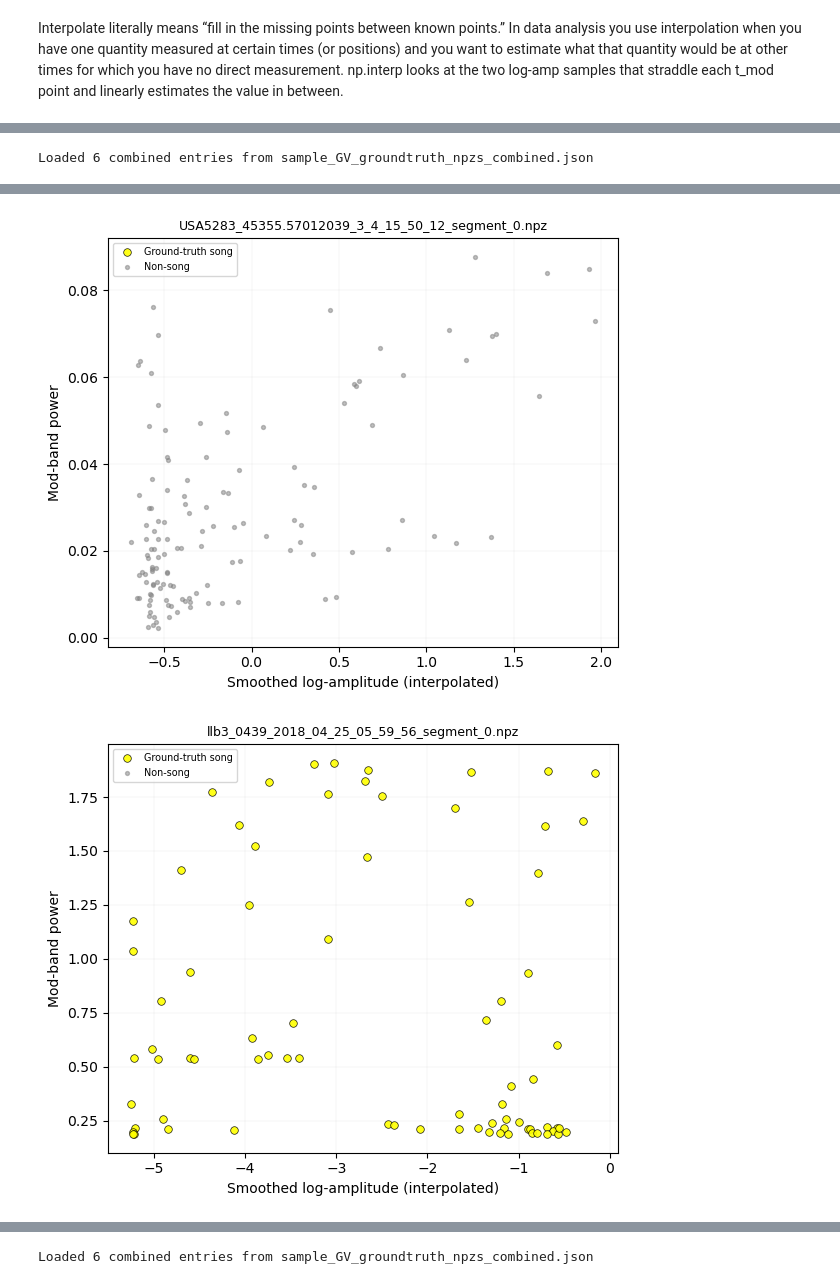
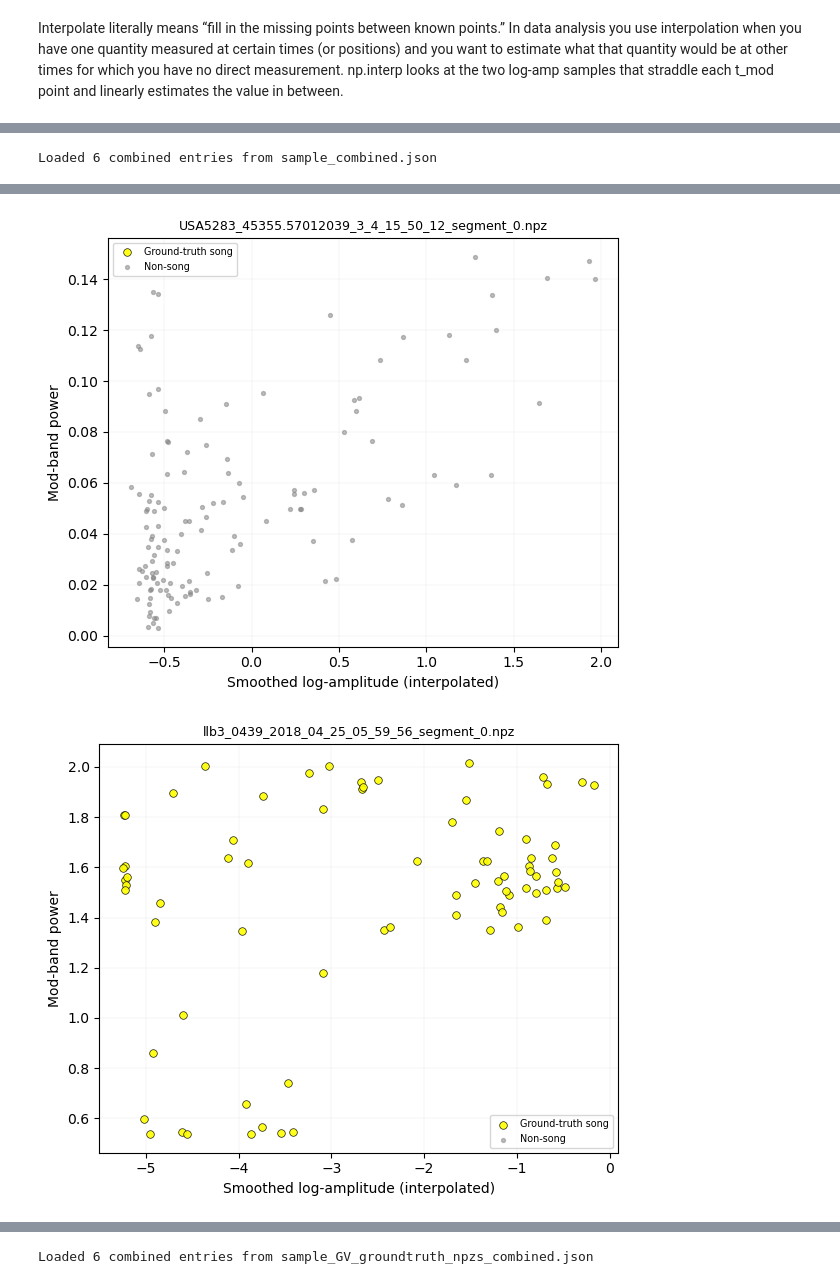
Before and after one commit to hulseyvincentr/BYOD_class, a Jupyter notebook: code/song_detector/read_GV_annotations.ipynb, the cells around one changed output, grey strips where cells are left out. Drawn from its saved outputs; the diff is of its cells as text; code cells hidden in the pictures.

```diff
--- a/code/song_detector/read_GV_annotations.ipynb
+++ b/code/song_detector/read_GV_annotations.ipynb
@@ -1053,7 +1056,7 @@ from pathlib import Path
 # ------------------------------------------------------------------
 # 1)  Point to your combined JSON
 COMBINED_JSON = Path(
-    "/Users/mirandahulsey-vincent/Documents/allPythonCode/BYOD_class/data_inputs/sample_GV_groundtruth_npzs_combined.json"
+    "/Users/mirandahulsey-vincent/Documents/allPythonCode/BYOD_class/data_inputs/sample_combined.json"
 ).expanduser().resolve()
 
 # ------------------------------------------------------------------
@@ -1106,7 +1109,7 @@ from pathlib import Path
 # ------------------------------------------------------------------
 # 1)  Point to your combined JSON
 COMBINED_JSON = Path(
-    "/Users/mirandahulsey-vincent/Documents/allPythonCode/BYOD_class/data_inputs/sample_GV_groundtruth_npzs_combined.json"
+    "/Users/mirandahulsey-vincent/Documents/allPythonCode/BYOD_class/data_inputs/sample_combined.json"
 ).expanduser().resolve()
 
 # ------------------------------------------------------------------
@@ -1172,4 +1175,4 @@ for rec in records:
     plt.tight_layout()
     plt.show()
 # %% [output]
-Loaded 6 combined entries from sample_GV_groundtruth_npzs_combined.json
+Loaded 6 combined entries from sample_combined.json
@@ -1179,2 +1182,2 @@ Loaded 6 combined entries from sample_GV_groundtruth_npzs_combined.json
-[figure, old version]
+[figure, new version]
-[figure, old version]
+[figure, new version]
```
Also changed, not shown: parts of 6 cells of this notebook.
